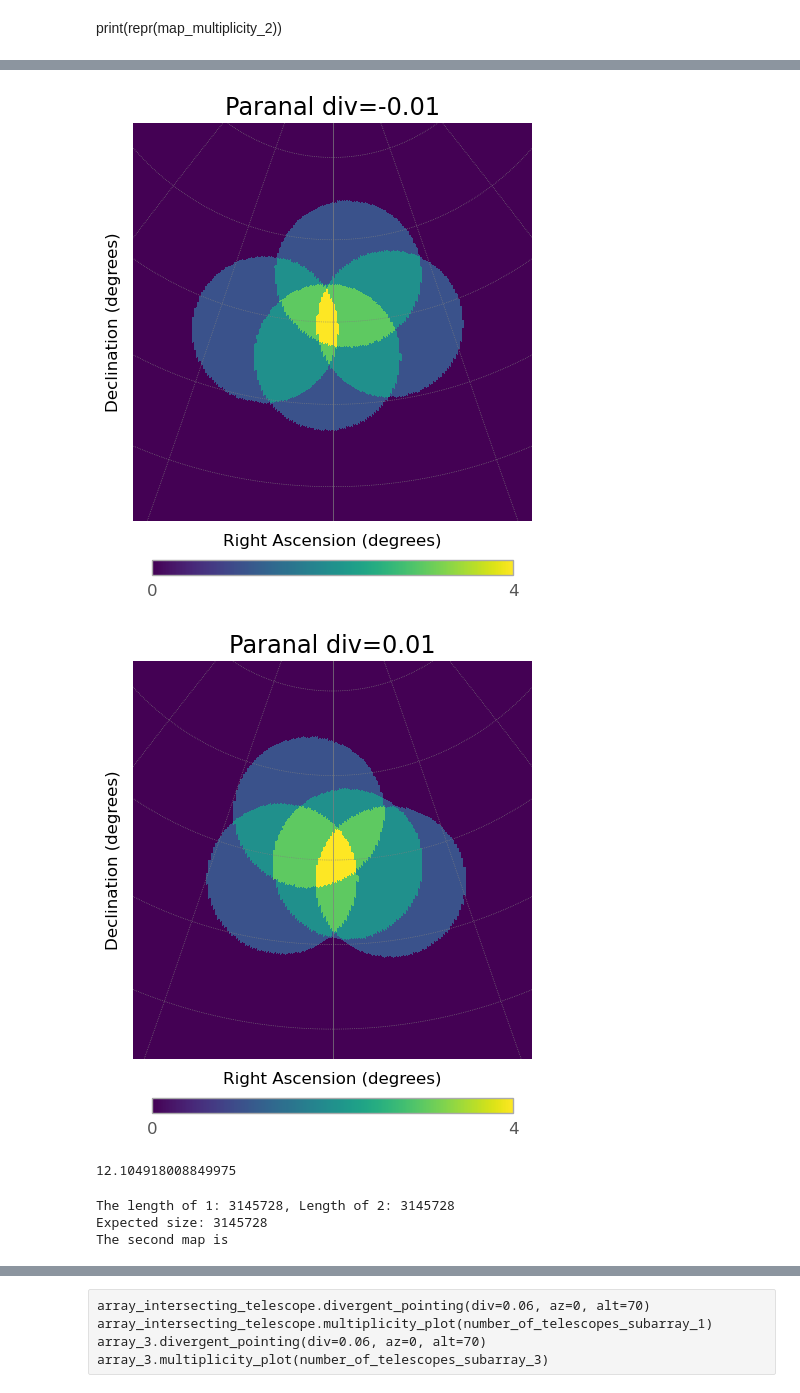
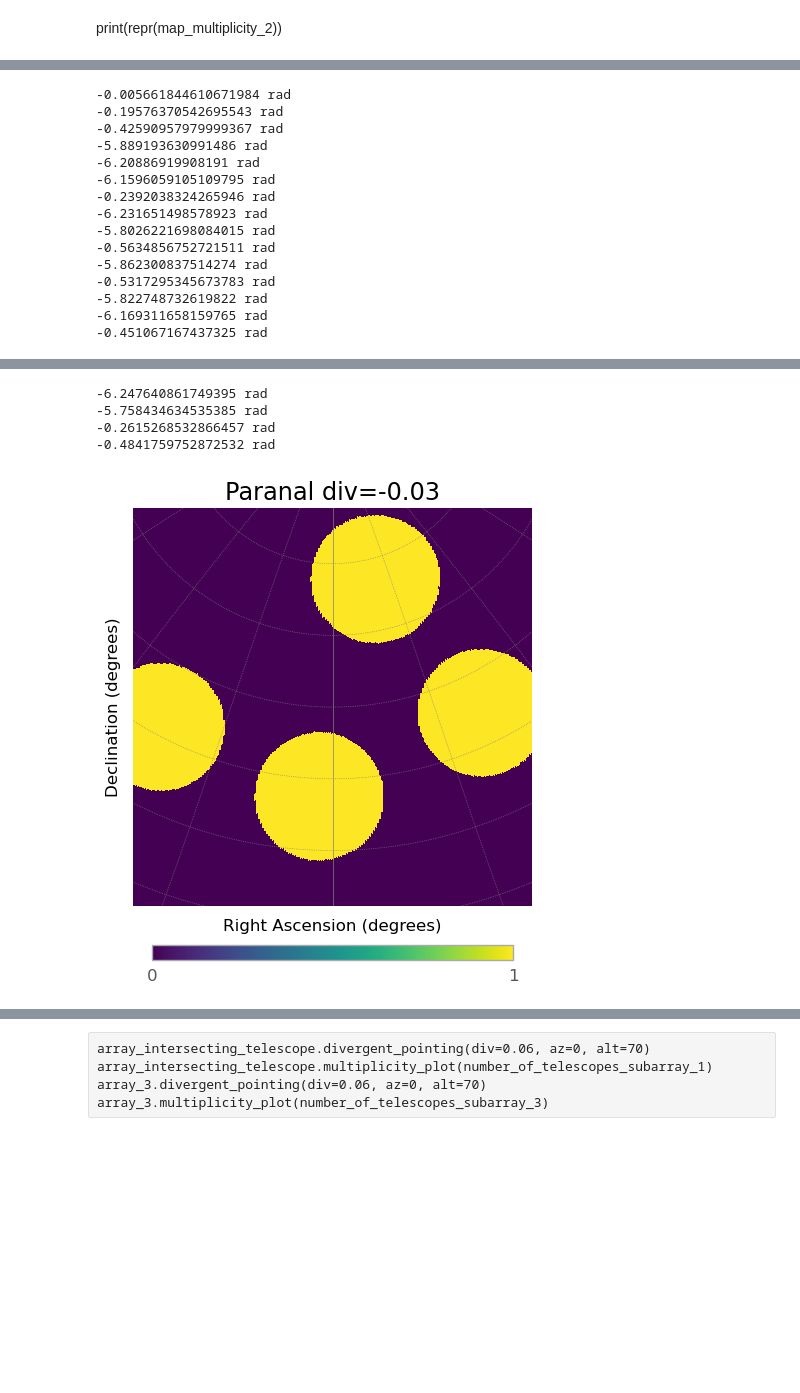
Before and after one commit to SamantaMorales/divtel, a Jupyter notebook: SSTs.ipynb, the cells around one changed output, grey strips where cells are left out. Cells and saved outputs as stored; diff of their text form; code cells hidden in the pictures; blank space fills up the shorter version.

```diff
--- a/SSTs.ipynb
+++ b/SSTs.ipynb
@@ -1318,9 +1380,24 @@ The second map is
 # %%
-array_SST.divergent_pointing(div=0.01, az=0, alt=70)
+array_SST.divergent_pointing(div= -0.03, az=0, alt=70)
 array_SST.multiplicity_plot()
-array_division_1.divergent_pointing(div=-0.01, az=0, alt=70)
+array_division_1.divergent_pointing(div=-0.03, az=0, alt=70)
 array_division_1.multiplicity_plot()
-array_division_2.divergent_pointing(div=0.01, az=0, alt=70)
-array_division_2.multiplicity_plot()
-array_division_1.multiplicity_plot_2_div(array_division_2)
+#array_division_1.divergent_pointing(div=0.03, az=0, alt=70)
+#array_division_1.multiplicity_plot()
+#array_division_1.multiplicity_plot_2_div(array_division_2)
 # %% [output]
+-0.005661844610671984 rad
+-0.19576370542695543 rad
+-0.42590957979999367 rad
+-5.889193630991486 rad
+-6.20886919908191 rad
+-6.1596059105109795 rad
+-0.2392038324265946 rad
+-6.231651498578923 rad
+-5.8026221698084015 rad
+-0.5634856752721511 rad
+-5.862300837514274 rad
+-0.5317295345673783 rad
+-5.822748732619822 rad
+-6.169311658159765 rad
+-0.451067167437325 rad
@@ -1328,6 +1405,5 @@ array_division_1.multiplicity_plot_2_div(array_division_2)
+-6.247640861749395 rad
+-5.758434634535385 rad
+-0.2615268532866457 rad
+-0.4841759752872532 rad
-[figure, old version]
+[figure, new version]
-[figure, removed]
-12.104918008849975
-The length of 1: 3145728, Length of 2: 3145728
-Expected size: 3145728
-The second map is
```
Also changed, not shown: parts of 15 cells of this notebook, 2 other files.
